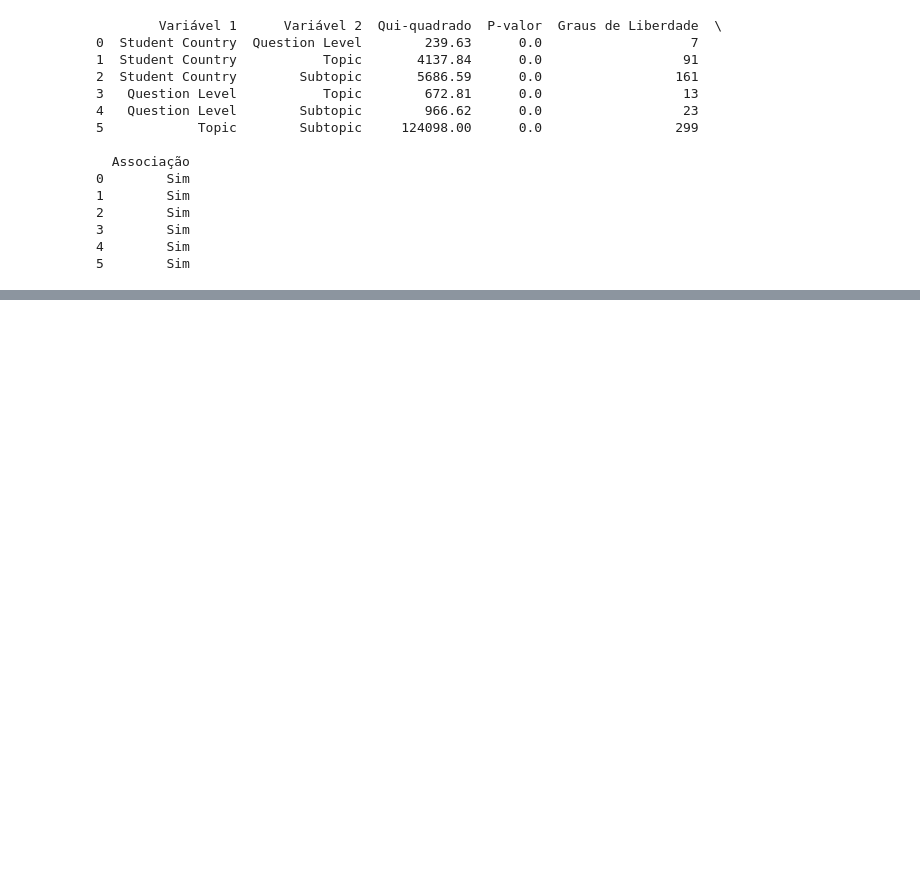
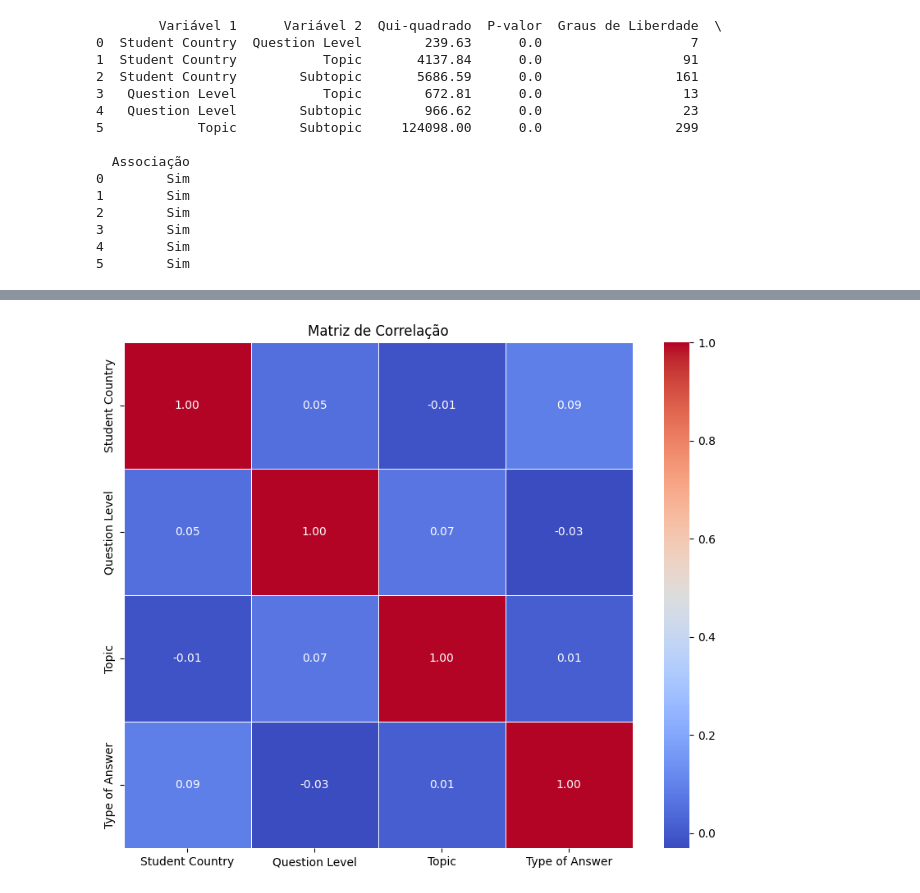
Before and after one commit to rychard-coder/-Trabalho_SAD-, a Jupyter notebook: Trabalho_SAD.ipynb, the cells around one changed output, grey strips where cells are left out. Cells and saved outputs as stored; diff of their text form; code cells hidden in the pictures; blank space fills up the shorter version.

```diff
--- a/Trabalho_SAD.ipynb
+++ b/Trabalho_SAD.ipynb
@@ -366,0 +751,96 @@ print(tabela_resultados)
+# %%
+import pandas as pd
+import numpy as np
+import seaborn as sns
+import matplotlib.pyplot as plt
+from sklearn.model_selection import train_test_split
+from sklearn.preprocessing import LabelEncoder, StandardScaler
+from sklearn.ensemble import RandomForestClassifier
+from sklearn.metrics import accuracy_score, classification_report, confusion_matrix
+from google.colab import drive
+
+# Montar o Google Drive
+drive.mount('/content/drive', force_remount=True)
+
+# Caminho do arquivo
+file_path = '/content/drive/MyDrive/SAD/Base_SAD.csv'
+
+# Carregar os dados
+df = pd.read_csv(file_path, delimiter=';', encoding='latin1', on_bad_lines='skip')
+
+# Diagnóstico inicial
+print(df.head())
+print(df.info())
+
+# Verificar colunas disponíveis
+print("Colunas disponíveis:", df.columns)
+
+# Remover valores nulos preenchendo com a moda para categóricas e mediana para numéricas
+for coluna in df.columns:
+    if df[coluna].dtype == 'object':
+        df[coluna].fillna(df[coluna].mode()[0], inplace=True)
+    else:
+        df[coluna].fillna(df[coluna].median(), inplace=True)
+
+# Converter variáveis categóricas para numéricas
+label_encoders = {}
+categorical_columns = ['Student Country', 'Question Level', 'Topic']
+
+for col in categorical_columns:
+    le = LabelEncoder()
+    df[col] = le.fit_transform(df[col])
+    label_encoders[col] = le
+
+# Selecionar variáveis independentes (X) e alvo (Y)
+X = df[['Student Country', 'Question Level', 'Topic']]
+y = df['Type of Answer']  # 0 = Errado, 1 = Certo
+
+# Dividir em treino e teste (80% treino, 20% teste)
+X_train, X_test, y_train, y_test = train_test_split(X, y, test_size=0.2, random_state=42)
+
+# Criar e treinar o modelo Random Forest
+model = RandomForestClassifier(n_estimators=100, random_state=42)
+model.fit(X_train, y_train)
+
+# Fazer previsões
+y_pred = model.predict(X_test)
+
+# Avaliar o modelo
+accuracy = accuracy_score(y_test, y_pred)
+print(f'Acurácia do modelo: {accuracy:.4f}')
+print('Relatório de Classificação:')
+print(classification_report(y_test, y_pred))
+
+# Exibir matriz de confusão
+print('Matriz de Confusão:')
+print(confusion_matrix(y_test, y_pred))
+
+# Calcular a matriz de correlação
+correlation_matrix = df[['Student Country', 'Question Level', 'Topic', 'Type of Answer']].apply(LabelEncoder().fit_transform).corr()
+
+# Exibir a matriz de correlação
+plt.figure(figsize=(10, 8))
+sns.heatmap(correlation_matrix, annot=True, cmap='coolwarm', fmt='.2f', linewidths=0.5)
+plt.title('Matriz de Correlação')
+plt.show()
+
+# Probabilidades de acerto para as previsões
+y_prob = model.predict_proba(X_test)[:, 1]
+
+# Plotar a distribuição das probabilidades de acerto
+plt.figure(figsize=(10, 6))
+sns.histplot(y_prob, kde=True, bins=30, color='blue', label='Probabilidade de acerto')
+plt.title('Distribuição das Probabilidades de Acerto')
+plt.xlabel('Probabilidade de Acerto')
+plt.ylabel('Frequência')
+plt.legend()
+plt.show()
+
+# Gráfico de barras das primeiras 10 probabilidades de acerto (exemplo)
+plt.figure(figsize=(10, 6))
+plt.bar(range(10), y_prob[:10], color='orange')
+plt.title('Probabilidades de Acerto (Primeiros 10 Exemplos)')
+plt.xlabel('Índice do Teste')
+plt.ylabel('Probabilidade de Acerto')
+plt.show()
+# %% [output]
@@ -366,0 +890 @@ print(tabela_resultados)
+[figure, added]
```
Also changed, not shown: parts of 8 cells of this notebook.
